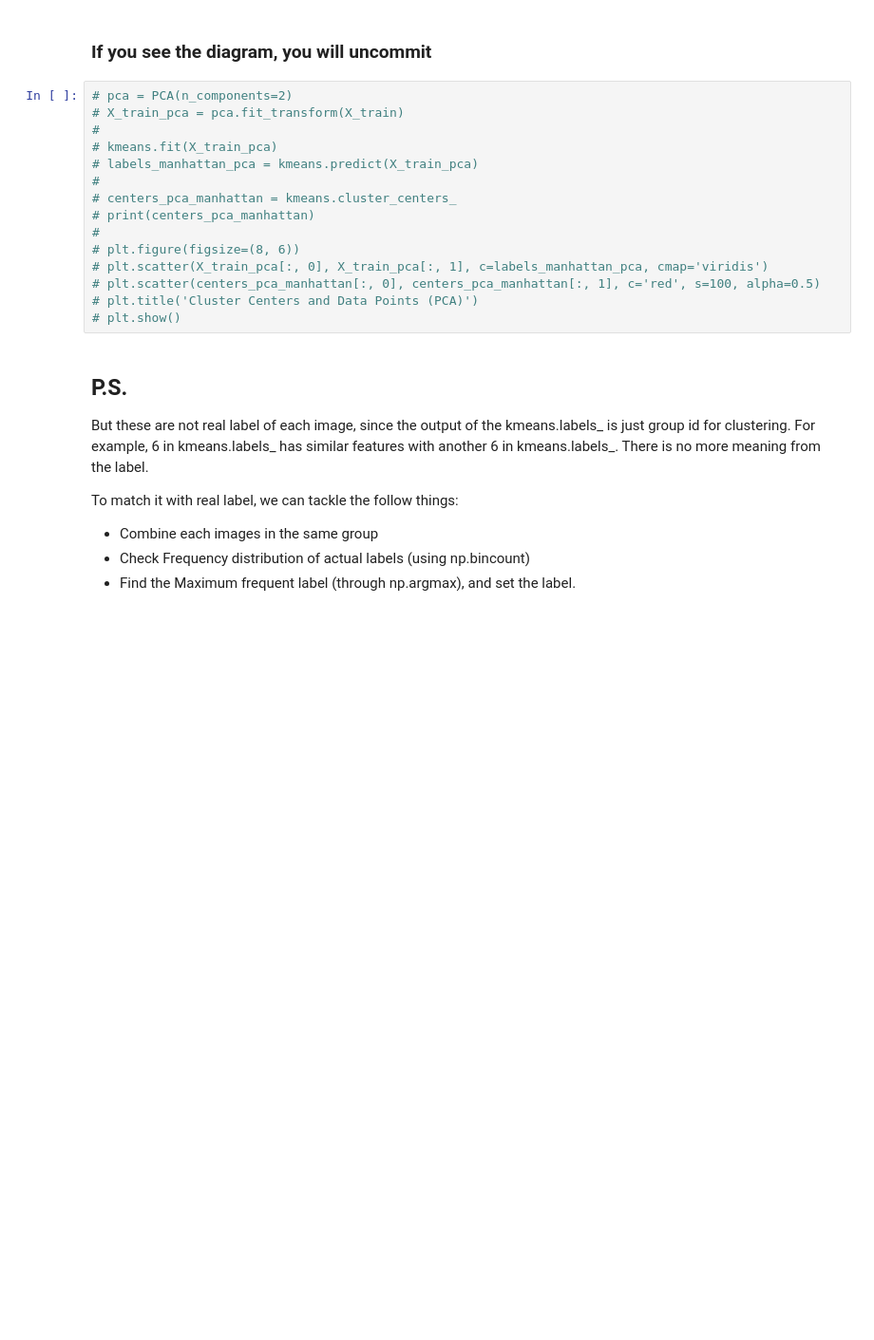
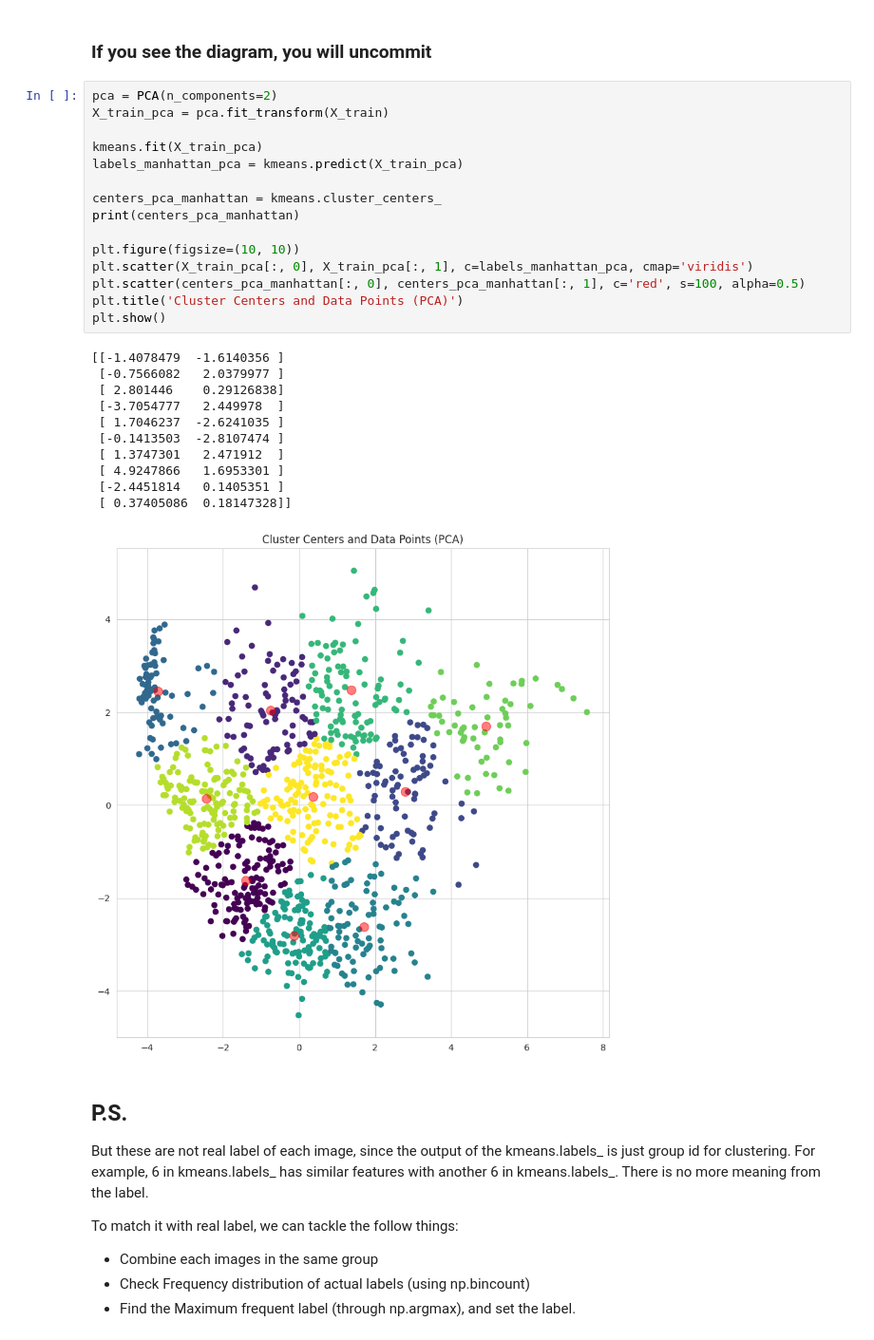
Before and after one commit to mehmet-ercan/MachineLearning, a Jupyter notebook: HW4/HW4_AKCAN_ERCAN_244201001033.ipynb, the cells around one changed output. Shown at 95% size. Saved outputs shown, nothing was run; the diff lists cells and outputs as text; blank space fills up the shorter version.

```diff
--- a/HW4/HW4_AKCAN_ERCAN_244201001033.ipynb
+++ b/HW4/HW4_AKCAN_ERCAN_244201001033.ipynb
@@ -70,20 +75,32 @@ Cluster labels (Manhattan): [7 0 8 1 8 9 2 7 2 5 7 2 4 3 2 5 9 7 2 2 8 0 5 1 2 4
 # %% [markdown]
 ### If you see the diagram, you will uncommit
 # %%
-# pca = PCA(n_components=2)
-# X_train_pca = pca.fit_transform(X_train)
-#
-# kmeans.fit(X_train_pca)
-# labels_manhattan_pca = kmeans.predict(X_train_pca)
-#
-# centers_pca_manhattan = kmeans.cluster_centers_
-# print(centers_pca_manhattan)
-#
-# plt.figure(figsize=(8, 6))
-# plt.scatter(X_train_pca[:, 0], X_train_pca[:, 1], c=labels_manhattan_pca, cmap='viridis')
-# plt.scatter(centers_pca_manhattan[:, 0], centers_pca_manhattan[:, 1], c='red', s=100, alpha=0.5)
-# plt.title('Cluster Centers and Data Points (PCA)')
-# plt.show()
+pca = PCA(n_components=2)
+X_train_pca = pca.fit_transform(X_train)
+
+kmeans.fit(X_train_pca)
+labels_manhattan_pca = kmeans.predict(X_train_pca)
+
+centers_pca_manhattan = kmeans.cluster_centers_
+print(centers_pca_manhattan)
+
+plt.figure(figsize=(10, 10))
+plt.scatter(X_train_pca[:, 0], X_train_pca[:, 1], c=labels_manhattan_pca, cmap='viridis')
+plt.scatter(centers_pca_manhattan[:, 0], centers_pca_manhattan[:, 1], c='red', s=100, alpha=0.5)
+plt.title('Cluster Centers and Data Points (PCA)')
+plt.show()
+# %% [output]
+[[-1.4078479  -1.6140356 ]
+ [-0.7566082   2.0379977 ]
+ [ 2.801446    0.29126838]
+ [-3.7054777   2.449978  ]
+ [ 1.7046237  -2.6241035 ]
+ [-0.1413503  -2.8107474 ]
+ [ 1.3747301   2.471912  ]
+ [ 4.9247866   1.6953301 ]
+ [-2.4451814   0.1405351 ]
+ [ 0.37405086  0.18147328]]
+[figure, added]
 # %% [markdown]
 ## P.S.
 But these are not real label of each image, since the output of the kmeans.labels_ is just group id for clustering. For example, 6 in kmeans.labels_ has similar features with another 6 in kmeans.labels_. There is no more meaning from the label.
```
Also changed, not shown: parts of 6 cells of this notebook.
